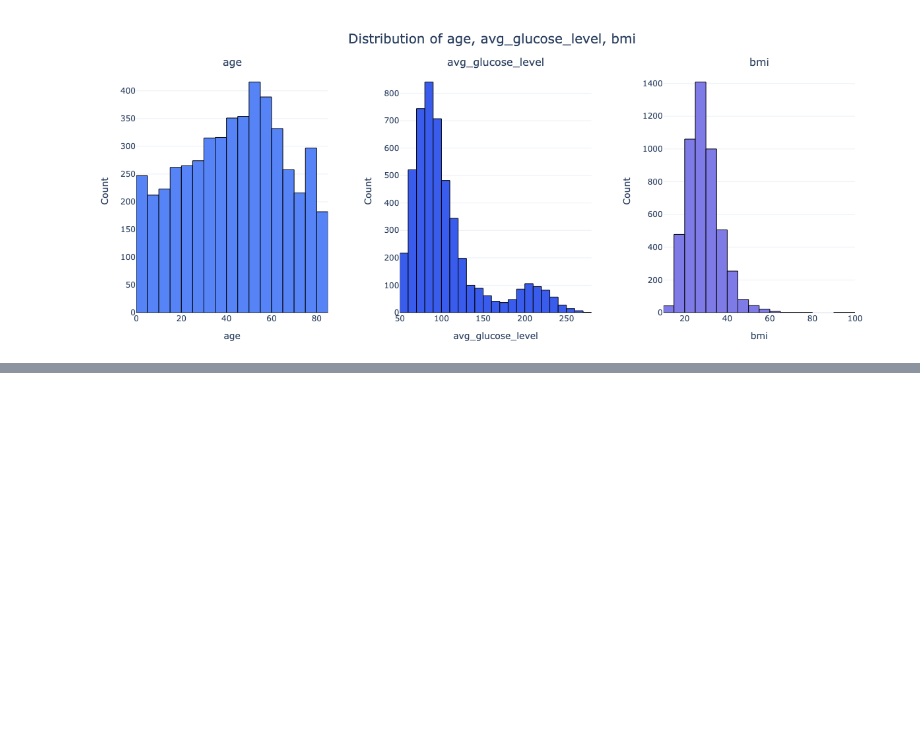
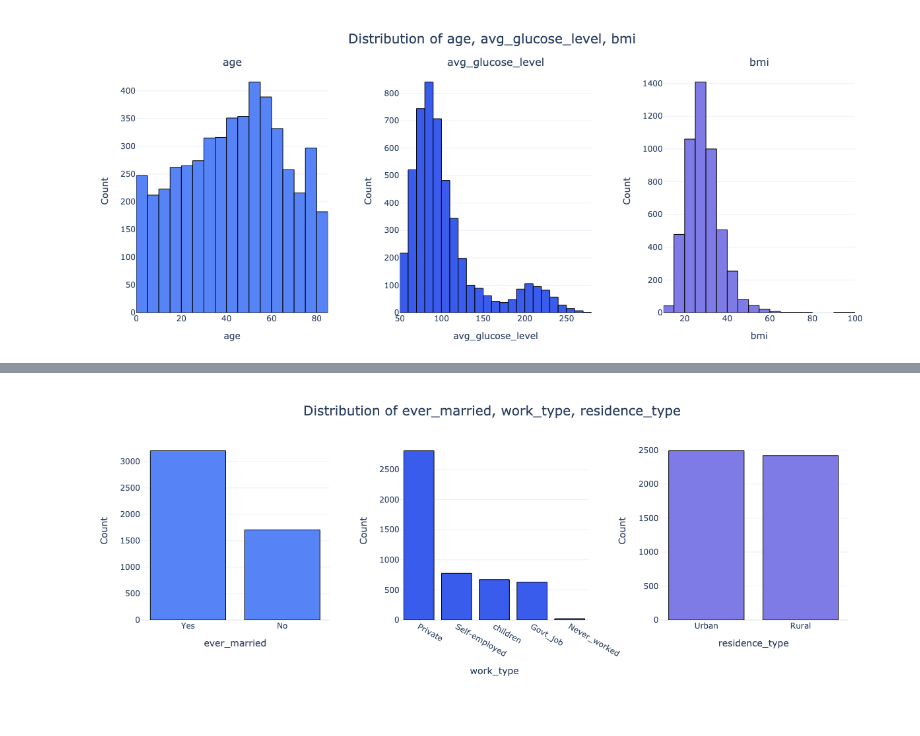
Before and after one commit to vytautas-bunevicius/stroke-risk-predictor, a Jupyter notebook: stroke_risk_analysis.ipynb, the cells around one changed output, grey strips where cells are left out. Cells and saved outputs as stored; diff of their text form; code cells hidden in the pictures; blank space fills up the shorter version.

```diff
--- a/stroke_risk_analysis.ipynb
+++ b/stroke_risk_analysis.ipynb
@@ -142,0 +157,4 @@ Next up, we can move on to the categorical features.
+# %%
+Image(filename="images/categorical_distributions_set2_chunk_1.png")
+# %% [output]
+[figure, added]
```
Also changed, not shown: parts of 11 cells of this notebook, 7 other files.
